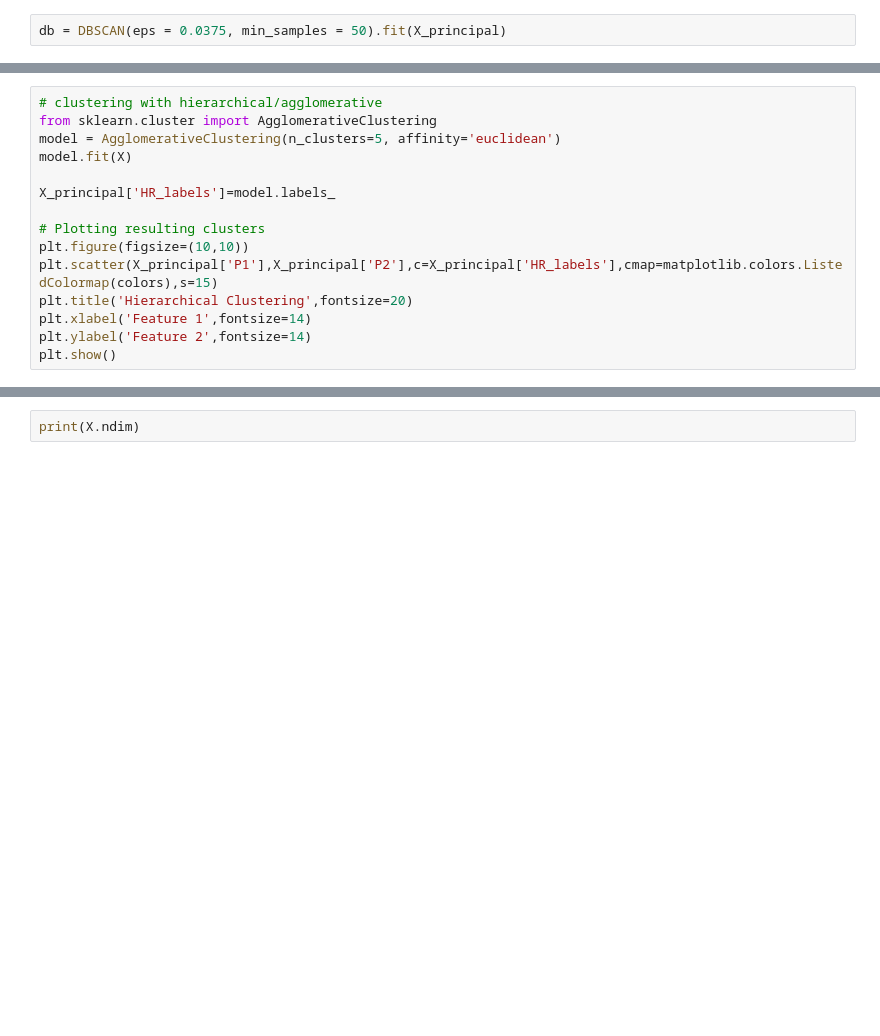
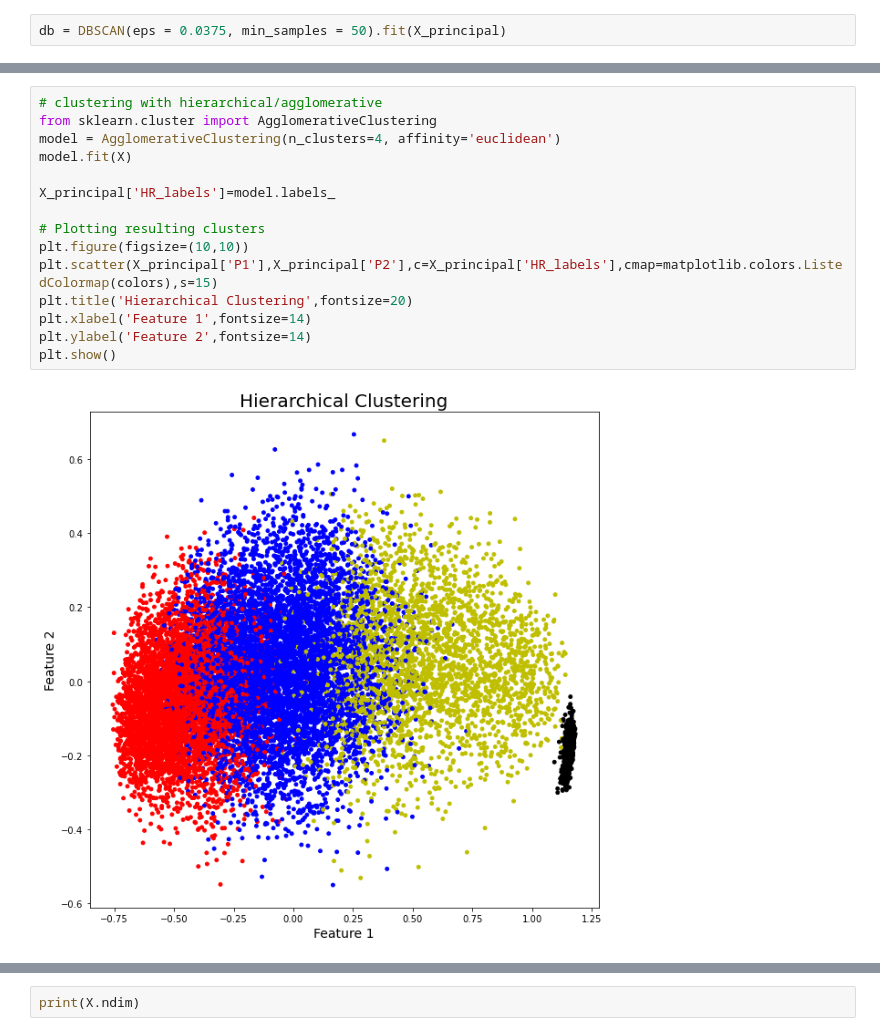
Before and after one commit to vvaynethomas/poetry_nlp, a Jupyter notebook: poem_clustering.ipynb, the cells around one changed output, grey strips where cells are left out. Cells and saved outputs as stored; diff of their text form; blank space fills up the shorter version.

```diff
--- a/poem_clustering.ipynb
+++ b/poem_clustering.ipynb
@@ -291,18 +357,20 @@ plt.show()
 # %%
 # clustering with hierarchical/agglomerative
 from sklearn.cluster import AgglomerativeClustering
-model = AgglomerativeClustering(n_clusters=5, affinity='euclidean')
+model = AgglomerativeClustering(n_clusters=4, affinity='euclidean')
 model.fit(X)
 
 X_principal['HR_labels']=model.labels_
 
 # Plotting resulting clusters
 plt.figure(figsize=(10,10))
 plt.scatter(X_principal['P1'],X_principal['P2'],c=X_principal['HR_labels'],cmap=matplotlib.colors.ListedColormap(colors),s=15)
 plt.title('Hierarchical Clustering',fontsize=20)
 plt.xlabel('Feature 1',fontsize=14)
 plt.ylabel('Feature 2',fontsize=14)
 plt.show()
+# %% [output]
+[figure, added]
 # %%
 from sklearn.neighbors import NearestNeighbors
 neighbors = NearestNeighbors(n_neighbors=)
```
Also changed, not shown: parts of 15 cells of this notebook, 10 other files.
